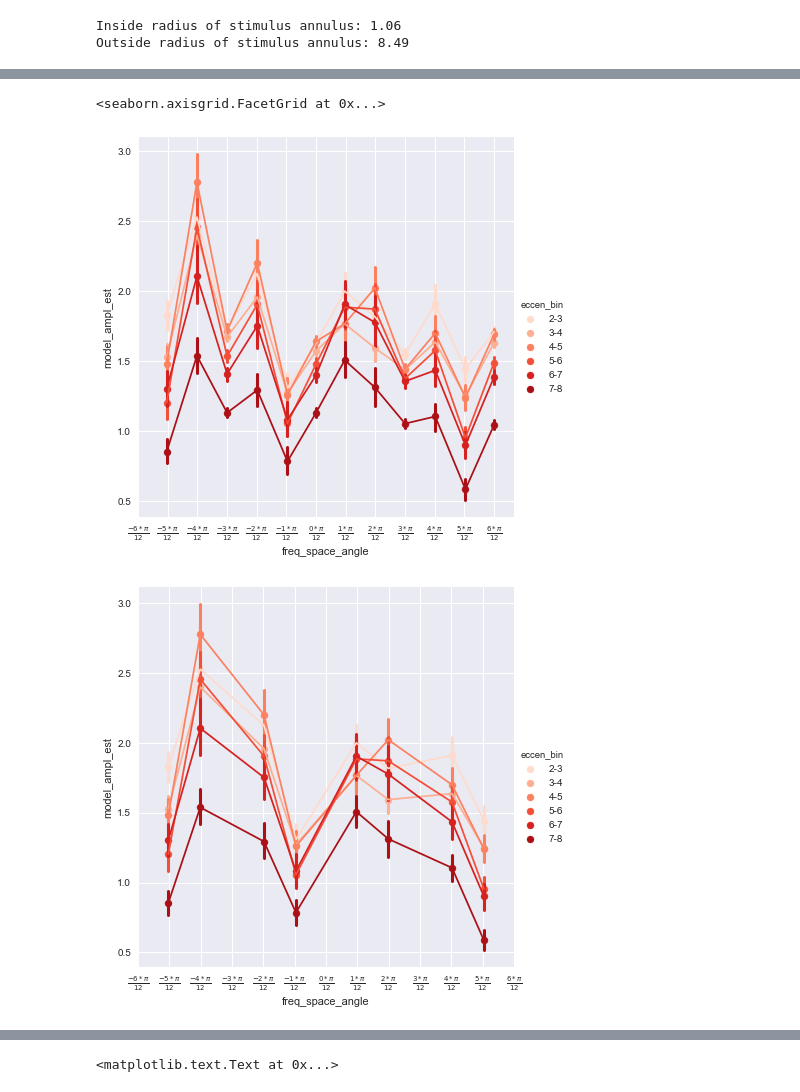
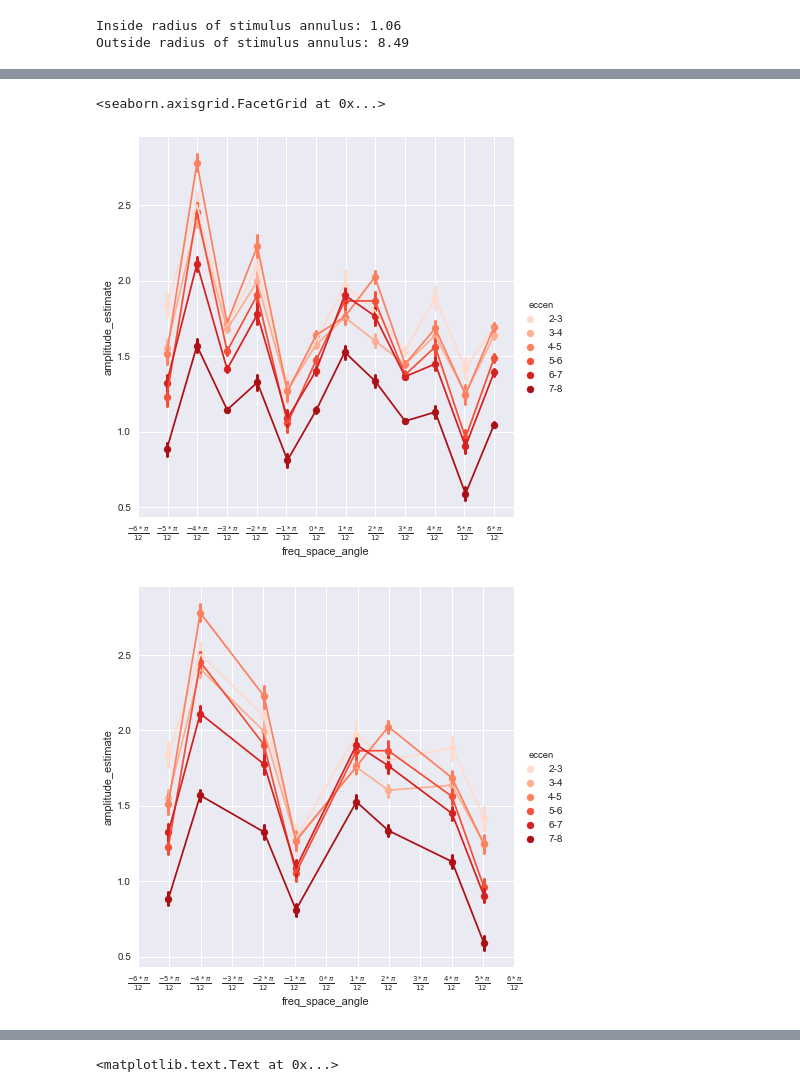
Before and after one commit to billbrod/spatial-frequency-preferences, a Jupyter notebook: notebooks/03-MRI-first-level.ipynb, the cells around one changed output, grey strips where cells are left out. Drawn from its saved outputs; the diff is of its cells as text; code cells hidden in the pictures.

Commit message:
updates first level notebook

```diff
--- a/notebooks/03-MRI-first-level.ipynb
+++ b/notebooks/03-MRI-first-level.ipynb
@@ -229,11 +231,10 @@ See the caveats in the documentation: http://pandas.pydata.org/pandas-docs/stabl
 # %%
-subject_name = 'wl_subj042'
+subject_name = 'wl_subj001'
 benson_path = "%s/%s/surf/{}.benson14_{}.mgz" % (os.environ['SUBJECTS_DIR'], subject_name)
 results_path = "/mnt/Acadia/Projects/spatial_frequency_preferences/%s/20170823_prisma_pilot/MRI_first_level/stim_class/results/{}-{}.mgz" % subject_name
 benson_path = benson_path.replace('{}', '%s')
 results_path = results_path.replace('{}', '%s')
+
+df = sfp.first_level_analysis.create_GLM_result_df(design_df, benson_path, results_path, 'full')
-# %%
-df = sfp.first_level_analysis.create_GLM_result_df(design_df, benson_path, results_path)
-df = sfp.first_level_analysis.round_freq_space_distance(df)
 # %% [markdown]
 Here we see the different stimulus classes, as plotted in frequency space, colored by their superclass. These numbers are roughly log-spaced (doubling).
@@ -260,3 +254,0 @@ For now, we only want to look at those voxels that lie within V1 (don't care if
-# %%
-df = df[(df.varea==1)&(df.eccen<8)&(df.eccen>2)]
-df = df.sort_values('eccen')
@@ -265,9 +254,0 @@ For our analysis, we bin by eccentricity. We see that things are reasonably well
-# %%
-def eccen_bin(ecc):
-    for i in xrange(2,11):
-        if ecc < i:
-            return "%s-%s" % (i-1, i)
-
-df['eccen_bin'] = df.eccen.apply(eccen_bin)
-
-sns.countplot('eccen_bin', data=df, palette='Reds')
@@ -314,32 +292,32 @@ jbh.showIm([stim[i, :, :] for i in stim_idxs], ncols=4, zoom=.2)
 # %%
 # I know this goes from about -pi/2 to pi/2, in pi/12 steps
 ticks = [(np.pi*(i-6)/12.) for i in range(13)]
 labels = ['$\\frac{%s*\\pi}{12}$'%(i-6) for i in range(13)]
 
-g = sns.FacetGrid(df, hue='eccen_bin', palette='Reds', size=6)
-g.map(sns.regplot, 'freq_space_angle', 'model_ampl_est', x_estimator=np.mean, fit_reg=False)
-g.map_dataframe(sfp.utils.plot_mean, 'freq_space_angle', 'model_ampl_est')
-#g.map_dataframe(sfp.utils.scatter_ci, 'freq_space_angle', 'model_ampl_est', 'model_std_error')
+g = sns.FacetGrid(df, hue='eccen', palette='Reds', size=6)
+g.map(sns.regplot, 'freq_space_angle', 'amplitude_estimate', x_estimator=np.mean, fit_reg=False)
+g.map_dataframe(sfp.utils.plot_mean, 'freq_space_angle', 'amplitude_estimate')
+#g.map_dataframe(sfp.utils.scatter_ci, 'freq_space_angle', 'amplitude_estimate_median', 'amplitude_estimate_std_error')
 _=g.ax.set_xticks(ticks)
 _=g.ax.set_xticklabels(labels)
 g.add_legend()
 
 # I know this goes from about -pi/2 to pi/2, in pi/12 steps
 ticks = [(np.pi*(i-6)/12.) for i in range(13)]
 labels = ['$\\frac{%s*\\pi}{12}$'%(i-6) for i in range(13)]
 
 tmp_df = df[df.stimulus_superclass=='mixtures']
-g = sns.FacetGrid(tmp_df, hue='eccen_bin', palette='Reds', size=6)
-g.map(sns.regplot, 'freq_space_angle', 'model_ampl_est', x_estimator=np.mean, fit_reg=False)
-g.map_dataframe(sfp.utils.plot_mean, 'freq_space_angle', 'model_ampl_est')
-#g.map_dataframe(sfp.utils.scatter_ci, 'freq_space_angle', 'model_ampl_est', 'model_std_error')
+g = sns.FacetGrid(tmp_df, hue='eccen', palette='Reds', size=6)
+g.map(sns.regplot, 'freq_space_angle', 'amplitude_estimate', x_estimator=np.mean, fit_reg=False)
+g.map_dataframe(sfp.utils.plot_mean, 'freq_space_angle', 'amplitude_estimate')
+#g.map_dataframe(sfp.utils.scatter_ci, 'freq_space_angle', 'amplitude_estimate_median', 'amplitude_estimate_std_error')
 _=g.ax.set_xticks(ticks)
 _=g.ax.set_xticklabels(labels)
 g.add_legend()
 # %% [output]
 <seaborn.axisgrid.FacetGrid at 0x...>
-[figure, old version]
+[figure, new version]
-[figure, old version]
+[figure, new version]
 # %%
 angles = sorted(df.freq_space_angle.unique())
 stim_idxs = []
```
Also changed, not shown: parts of 10 cells of this notebook.
